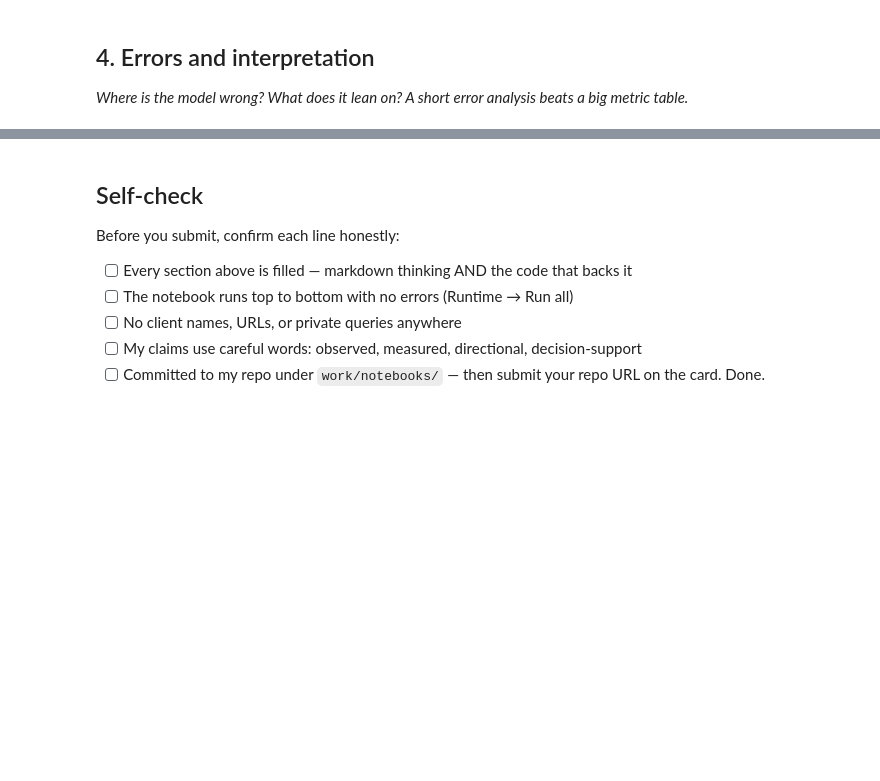
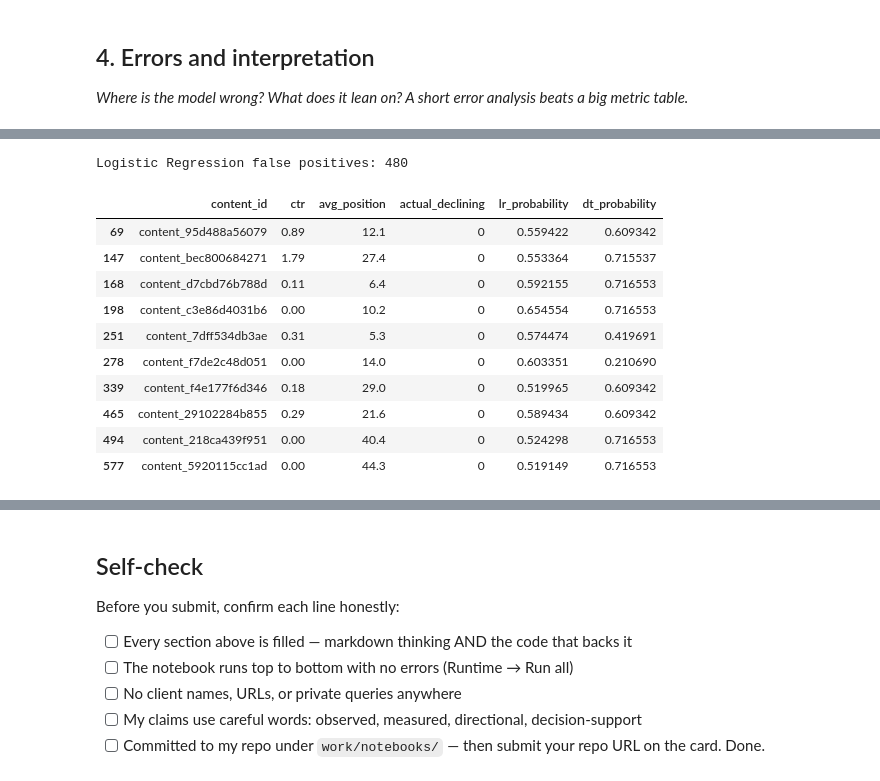
Before and after one commit to rishipatel092005/Fly-Rank-, a Jupyter notebook: work/notebooks/w05_model.ipynb, the cells around one changed output, grey strips where cells are left out. Drawn from its saved outputs; the diff is of its cells as text; code cells hidden in the pictures; blank space fills up the shorter version.

```diff
--- a/work/notebooks/w05_model.ipynb
+++ b/work/notebooks/w05_model.ipynb
@@ -24,0 +404,22 @@ This skeleton is yours to fill. Work the sections **in order** — each one has
+# %%
+lr_false_positives = error_frame[
+    (error_frame["lr_probability"] >= 0.5) &
+    (error_frame["actual_declining"] == 0)
+]
+
+print("Logistic Regression false positives:", len(lr_false_positives))
+
+display(lr_false_positives.head(10))
+# %% [output]
+Logistic Regression false positives: 480
+|  | content_id | ctr | avg_position | actual_declining | lr_probability | dt_probability |
+| 69 | content_95d488a56079 | 0.89 | 12.1 | 0 | 0.559422 | 0.609342 |
+| 147 | content_bec800684271 | 1.79 | 27.4 | 0 | 0.553364 | 0.715537 |
+| 168 | content_d7cbd76b788d | 0.11 | 6.4 | 0 | 0.592155 | 0.716553 |
+| 198 | content_c3e86d4031b6 | 0.00 | 10.2 | 0 | 0.654554 | 0.716553 |
+| 251 | content_7dff534db3ae | 0.31 | 5.3 | 0 | 0.574474 | 0.419691 |
+| 278 | content_f7de2c48d051 | 0.00 | 14.0 | 0 | 0.603351 | 0.210690 |
+| 339 | content_f4e177f6d346 | 0.18 | 29.0 | 0 | 0.519965 | 0.609342 |
+| 465 | content_29102284b855 | 0.29 | 21.6 | 0 | 0.589434 | 0.609342 |
+| 494 | content_218ca439f951 | 0.00 | 40.4 | 0 | 0.524298 | 0.716553 |
+| 577 | content_5920115cc1ad | 0.00 | 44.3 | 0 | 0.519149 | 0.716553 |
```
Also changed, not shown: parts of 18 cells of this notebook.
